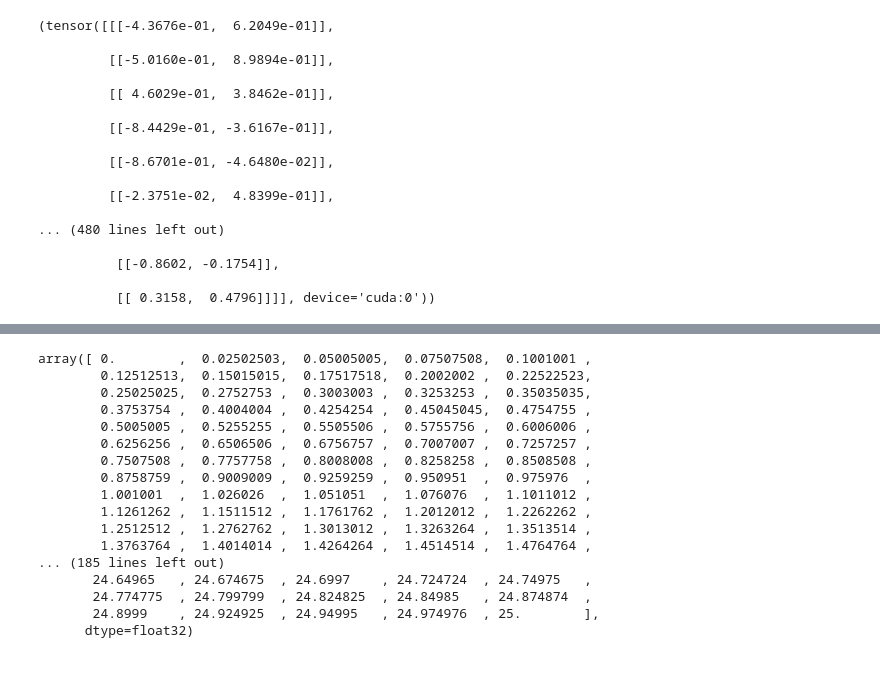
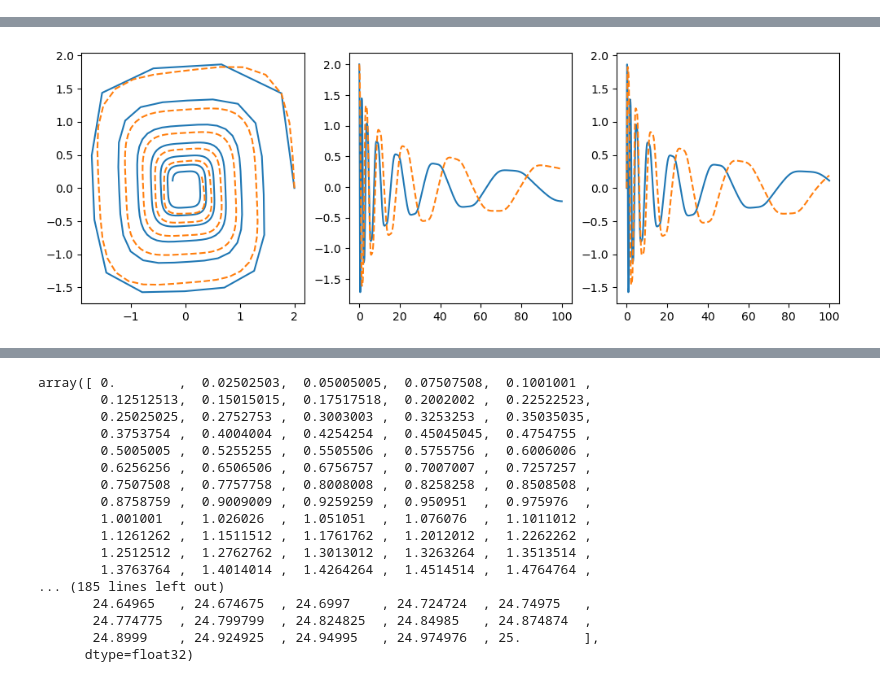
Before and after one commit to PanpanZheng-BNU/neuralODE, a Jupyter notebook: t.ipynb, the cells around one changed output, grey strips where cells are left out. Saved outputs shown, nothing was run; the diff lists cells and outputs as text; code cells hidden in the pictures.

```diff
--- a/t.ipynb
+++ b/t.ipynb
@@ -43,9 +40,12 @@ tensor([[[ 2.0000,  0.0000]],
 # %%
+total_size = len(t)
+batch_size = 20
+batch_num = 10
 def get_batch():
-    s = torch.from_numpy(np.random.choice(np.arange(900, dtype=np.int64), 200, replace=False))
+    s = torch.from_numpy(np.random.choice(np.arange(total_size-batch_size, dtype=np.int64), batch_num, replace=False))
     batch_y0 = true_y[s]  # (M, D)
-    batch_t = t[:50]  # ()
-    batch_y = torch.stack([true_y[s + i] for i in range(50)], dim=0)  # (T, M, D)
+    batch_t = t[:batch_size]  # ()
+    batch_y = torch.stack([true_y[s + i] for i in range(batch_size)], dim=0)  # (T, M, D)
     return batch_y0.to(device), batch_t.to(device), batch_y.to(device)
 # %%
 class ODEFunc(nn.Module):
@@ -65,38 +65,47 @@ class ODEFunc(nn.Module):
 
     def forward(self, t, y):
         return self.net(y**3)
-# %%
-get_batch()
-# %% [output]
-(tensor([[[-4.3676e-01,  6.2049e-01]],
-
-         [[-5.0160e-01,  8.9894e-01]],
-
-         [[ 4.6029e-01,  3.8462e-01]],
-
-         [[-8.4429e-01, -3.6167e-01]],
-
-         [[-8.6701e-01, -4.6480e-02]],
-
-         [[-2.3751e-02,  4.8399e-01]],
-
-... (480 lines left out)
-
-          [[-0.8602, -0.1754]],
-
-          [[ 0.3158,  0.4796]]]], device='cuda:0'))
+# %%
+def show_traj(t, true_traj, pred_traj):
+    f = plt.figure(figsize=(12,4))
+    ax1 = f.add_subplot(131)
+    ax2 = f.add_subplot(132)
+    ax3 = f.add_subplot(133)
+    ax1.plot(torch.Tensor([i[0][0] for i in true_traj]), torch.Tensor([i[0][1] for i in true_traj]))
+    ax1.plot(torch.Tensor([i[0][0] for i in pred_traj]), torch.Tensor([i[0][1] for i in pred_traj]), linestyle="--")
+    ax2.plot(t,torch.Tensor([i[0][0] for i in true_traj]))
+    ax2.plot(t,torch.Tensor([i[0][0] for i in pred_traj]), linestyle="--")
+    ax3.plot(t,torch.Tensor([i[0][1] for i in true_traj]))
+    ax3.plot(t,torch.Tensor([i[0][1] for i in pred_traj]), linestyle="--")
+    plt.show()
 # %%
+t = torch.linspace(0., 25., 1000).to(device)
 func = ODEFunc().to(device)
 optimizer = optim.RMSprop(func.parameters(), lr=1e-3)
 
+min_loss = 1000
+a = []
+fig, ax = plt.subplots()
 while True:
     optimizer.zero_grad()
     batch_y0, batch_t, batch_y = get_batch()
     pred_y = tdf.odeint(func, batch_y0, batch_t).to(device)
     loss = torch.mean(torch.abs(pred_y - batch_y))
     loss.backward()
-    if loss < 1e-2:
+    if loss < min_loss:
+        min_loss = loss.item()
+        t2 = torch.linspace(0., 100., 1000)
+        y_pred = tdf.odeint(func, true_y0, t2)
+        y_true = tdf.odeint(Lambda(), true_y0, t2).to(device)
+        show_traj(t2, y_true, y_pred)
+        clear_output(wait=True)
+
+        # ax.plot(torch.Tensor([i[0][0] for i in y_pred.cpu()]),torch.Tensor([i[0][1] for i in y_pred.cpu()]))
+
+        # print("{}\t loss:\t".format("") + str(loss.item()) )
+
+    if loss < 1e-3:
         break
-    print("{}\t loss:\t".format("") + str(loss.item()) )
     optimizer.step()
+    plt.show()
 # %% [output]
@@ -120,2 +112,3 @@ while True:
+[figure, added]
 # %%
 import matplotlib.pyplot as plt
```
Also changed, not shown: parts of 7 cells of this notebook, 3 other files.
